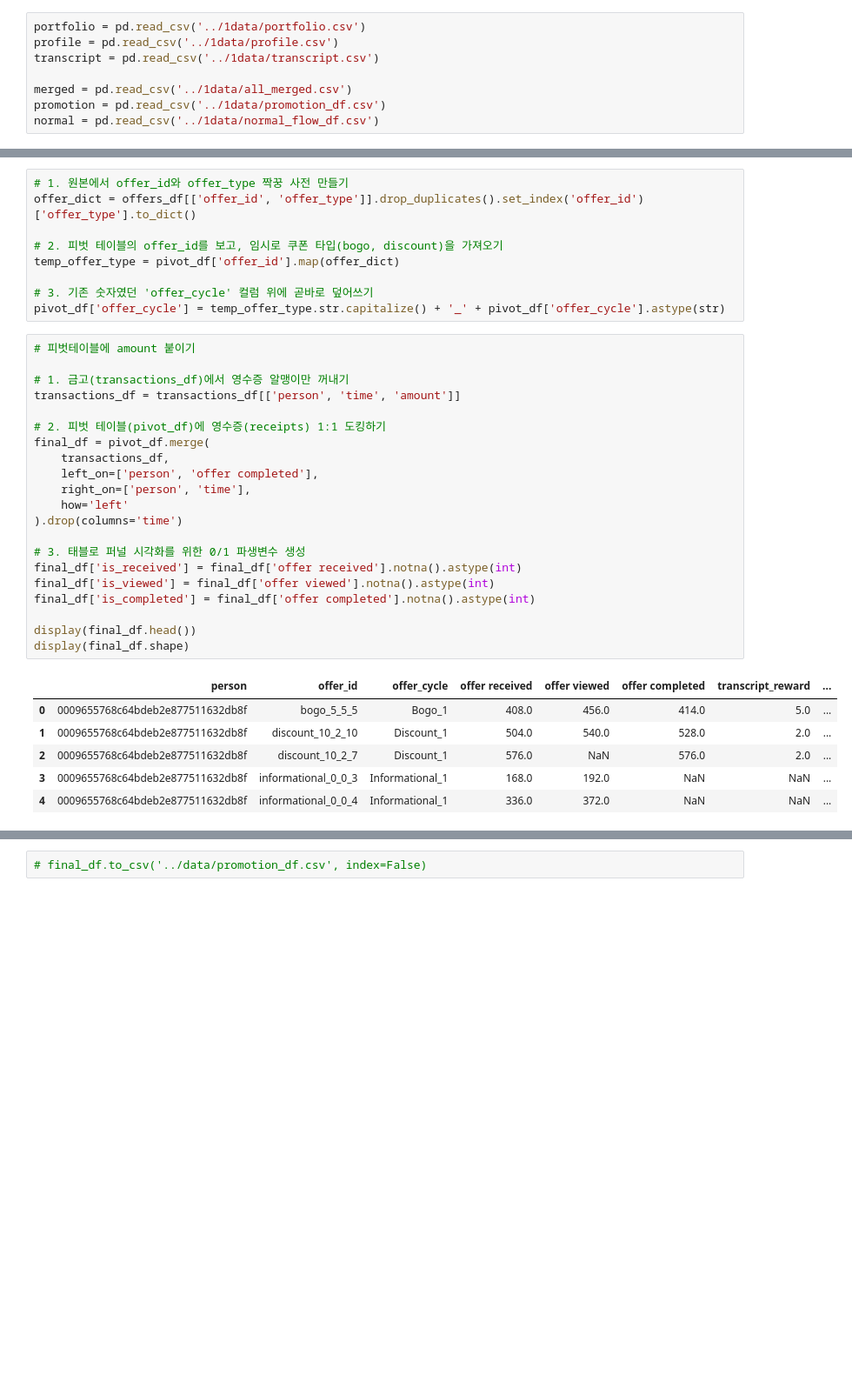
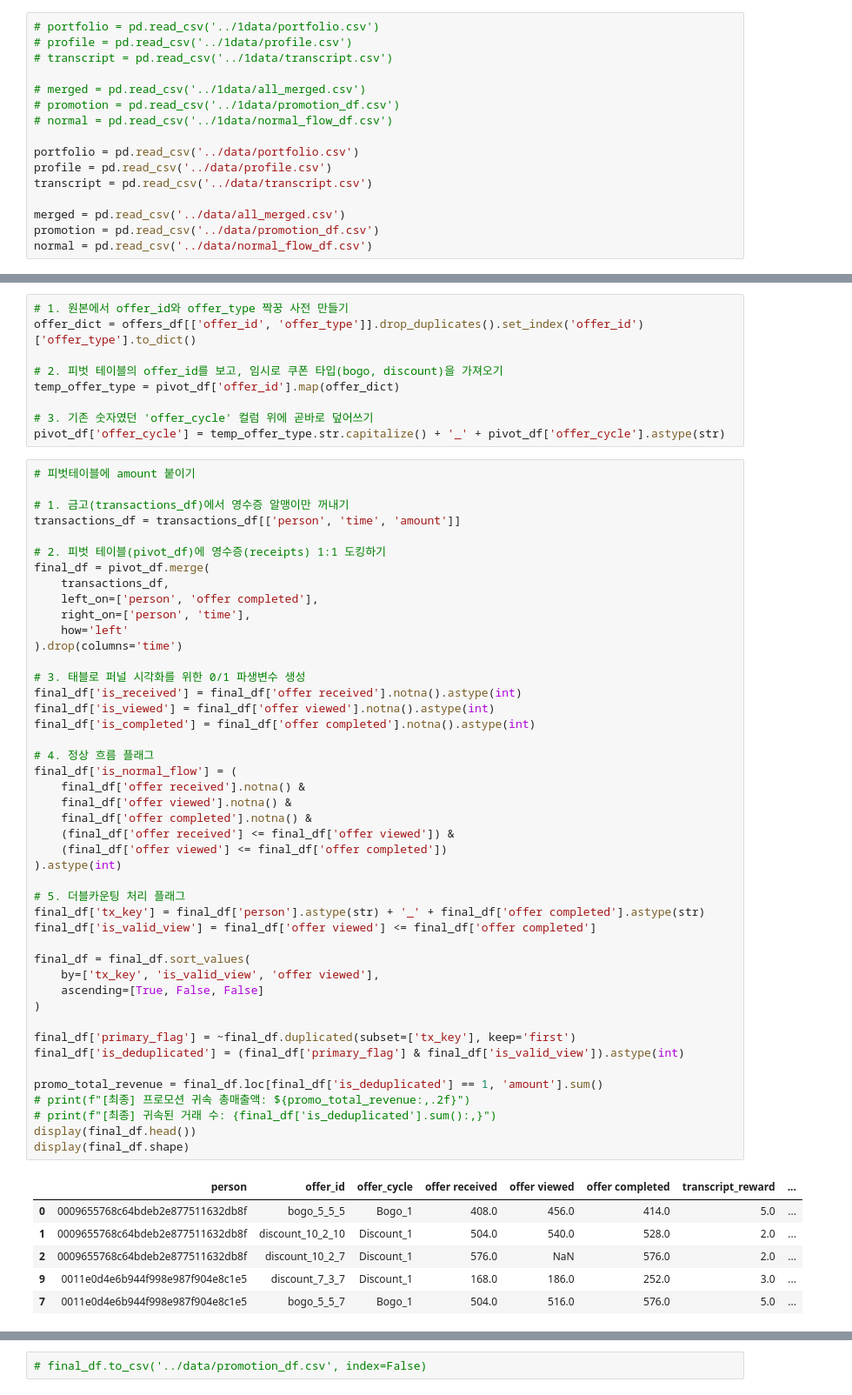
Before and after one commit to yoohengu/marketing_starbucks, a Jupyter notebook: all/01_preprocessing.ipynb, the cells around one changed output, grey strips where cells are left out. Shown at 87% size. Drawn from its saved outputs; the diff is of its cells as text; blank space fills up the shorter version.

```diff
--- a/all/01_preprocessing.ipynb
+++ b/all/01_preprocessing.ipynb
@@ -30,13 +30,21 @@ print("="*60)
 한글 폰트 설정 완료!
 ============================================================
 # %%
-portfolio = pd.read_csv('../1data/portfolio.csv')
-profile = pd.read_csv('../1data/profile.csv')
-transcript = pd.read_csv('../1data/transcript.csv')
+# portfolio = pd.read_csv('../1data/portfolio.csv')
+# profile = pd.read_csv('../1data/profile.csv')
+# transcript = pd.read_csv('../1data/transcript.csv')
 
-merged = pd.read_csv('../1data/all_merged.csv')
-promotion = pd.read_csv('../1data/promotion_df.csv')
-normal = pd.read_csv('../1data/normal_flow_df.csv')
+# merged = pd.read_csv('../1data/all_merged.csv')
+# promotion = pd.read_csv('../1data/promotion_df.csv')
+# normal = pd.read_csv('../1data/normal_flow_df.csv')
+
+portfolio = pd.read_csv('../data/portfolio.csv')
+profile = pd.read_csv('../data/profile.csv')
+transcript = pd.read_csv('../data/transcript.csv')
+
+merged = pd.read_csv('../data/all_merged.csv')
+promotion = pd.read_csv('../data/promotion_df.csv')
+normal = pd.read_csv('../data/normal_flow_df.csv')
 # %%
 def check(df, name="Data"):
     print(f"{name} 기본 정보")
@@ -321,28 +329,52 @@ pivot_df['offer_cycle'] = temp_offer_type.str.capitalize() + '_' + pivot_df['off
 # %%
 # 피벗테이블에 amount 붙이기
 
 # 1. 금고(transactions_df)에서 영수증 알맹이만 꺼내기
 transactions_df = transactions_df[['person', 'time', 'amount']]
 
 # 2. 피벗 테이블(pivot_df)에 영수증(receipts) 1:1 도킹하기
 final_df = pivot_df.merge(
     transactions_df,
     left_on=['person', 'offer completed'],
     right_on=['person', 'time'],
     how='left'
 ).drop(columns='time')
 
 # 3. 태블로 퍼널 시각화를 위한 0/1 파생변수 생성
 final_df['is_received'] = final_df['offer received'].notna().astype(int)
 final_df['is_viewed'] = final_df['offer viewed'].notna().astype(int)
 final_df['is_completed'] = final_df['offer completed'].notna().astype(int)
 
+# 4. 정상 흐름 플래그
+final_df['is_normal_flow'] = (
+    final_df['offer received'].notna() &
+    final_df['offer viewed'].notna() &
+    final_df['offer completed'].notna() &
+    (final_df['offer received'] <= final_df['offer viewed']) &
+    (final_df['offer viewed'] <= final_df['offer completed'])
+).astype(int)
+
+# 5. 더블카운팅 처리 플래그
+final_df['tx_key'] = final_df['person'].astype(str) + '_' + final_df['offer completed'].astype(str)
+final_df['is_valid_view'] = final_df['offer viewed'] <= final_df['offer completed']
+
+final_df = final_df.sort_values(
+    by=['tx_key', 'is_valid_view', 'offer viewed'],
+    ascending=[True, False, False]
+)
+
+final_df['primary_flag'] = ~final_df.duplicated(subset=['tx_key'], keep='first')
+final_df['is_deduplicated'] = (final_df['primary_flag'] & final_df['is_valid_view']).astype(int)
+
+promo_total_revenue = final_df.loc[final_df['is_deduplicated'] == 1, 'amount'].sum()
+# print(f"[최종] 프로모션 귀속 총매출액: ${promo_total_revenue:,.2f}")
+# print(f"[최종] 귀속된 거래 수: {final_df['is_deduplicated'].sum():,}")
 display(final_df.head())
 display(final_df.shape)
 # %% [output]
 |  | person | offer_id | offer_cycle | offer received | offer viewed | offer completed | transcript_reward | ... |
 | 0 | 0009655768c64bdeb2e877511632db8f | bogo_5_5_5 | Bogo_1 | 408.0 | 456.0 | 414.0 | 5.0 | ... |
 | 1 | 0009655768c64bdeb2e877511632db8f | discount_10_2_10 | Discount_1 | 504.0 | 540.0 | 528.0 | 2.0 | ... |
 | 2 | 0009655768c64bdeb2e877511632db8f | discount_10_2_7 | Discount_1 | 576.0 | NaN | 576.0 | 2.0 | ... |
-| 3 | 0009655768c64bdeb2e877511632db8f | informational_0_0_3 | Informational_1 | 168.0 | 192.0 | NaN | NaN | ... |
-| 4 | 0009655768c64bdeb2e877511632db8f | informational_0_0_4 | Informational_1 | 336.0 | 372.0 | NaN | NaN | ... |
+| 9 | 0011e0d4e6b944f998e987f904e8c1e5 | discount_7_3_7 | Discount_1 | 168.0 | 186.0 | 252.0 | 3.0 | ... |
+| 7 | 0011e0d4e6b944f998e987f904e8c1e5 | bogo_5_5_7 | Bogo_1 | 504.0 | 516.0 | 576.0 | 5.0 | ... |
```
Also changed, not shown: parts of 2 cells of this notebook, 1 other file.
